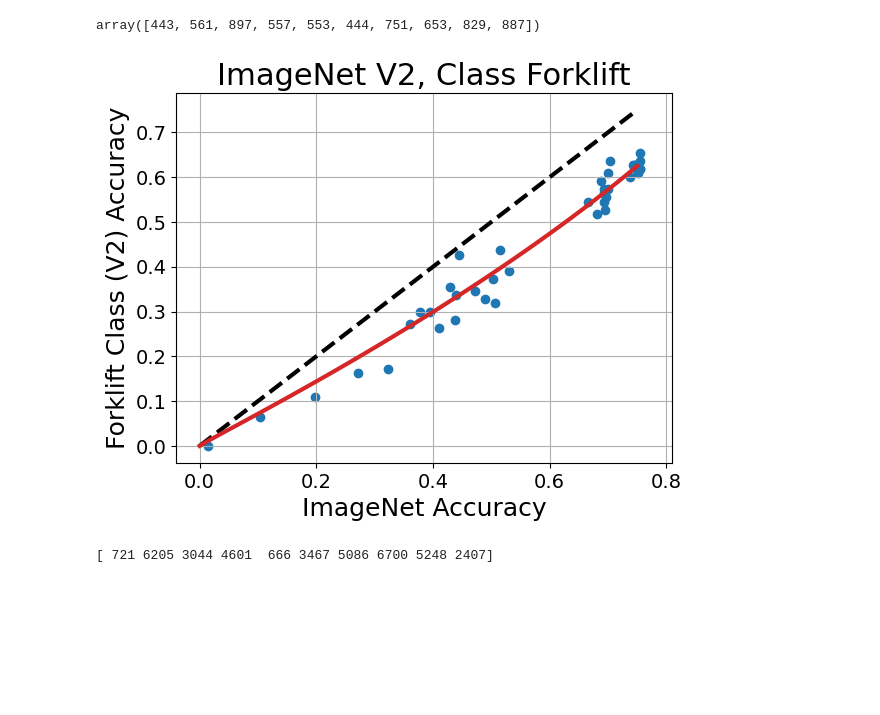
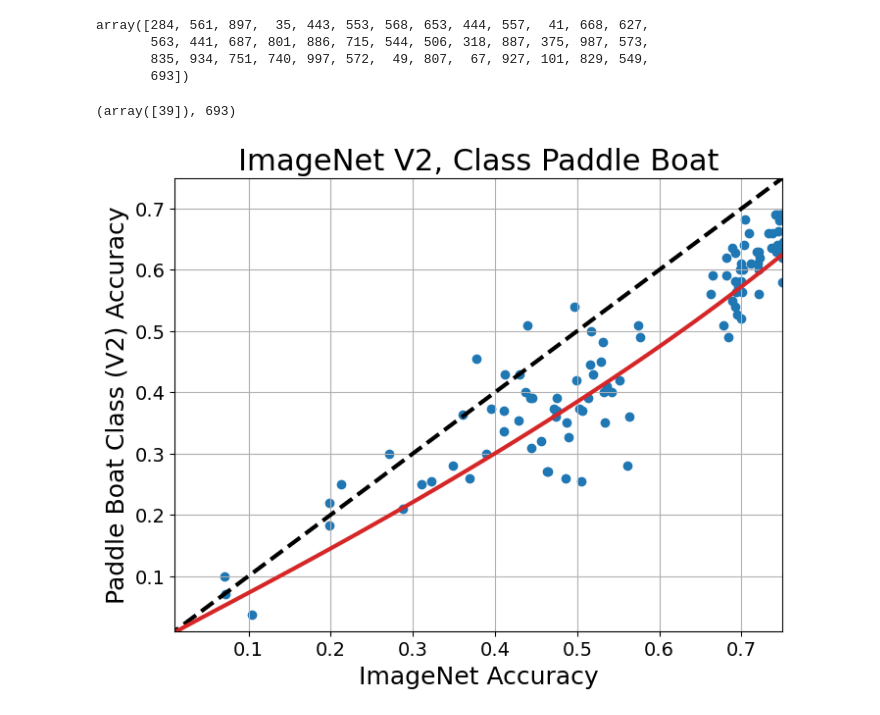
Before and after one commit to nikhil-ghosh-berkeley/dist-shift, a Jupyter notebook: paper_plots/fig1.ipynb, the cells around one changed output. Drawn from its saved outputs; the diff is of its cells as text; code cells hidden in the pictures; blank space fills up the shorter version.

```diff
--- a/paper_plots/fig1.ipynb
+++ b/paper_plots/fig1.ipynb
@@ -38,0 +33,5 @@ p = np.poly1d(np.polyfit(xx,yy, 1))
+# %%
+all_x = np.concatenate([data_v2_resnet50['x'], data_v2_densenet121['x'], data_v2_densenet169['x']])
+all_v2 = np.concatenate([data_v2_resnet50['all_acc'], data_v2_densenet121['all_acc'], data_v2_densenet169['all_acc']])
+p = np.poly1d(np.polyfit(ppf(all_x), ppf(all_v2), 1))
+p
@@ -89,40 +105,70 @@ plt.show()
 # %%
-z = np.copy(data_v2['labels'])
-x = data_v2['x']
+class_z = np.concatenate([d['labels'] for d in datas], axis=1)
+z = np.concatenate([probs_to_softacc(d['probs'], ytest) for d in datas], axis=1)
+x = all_x
 yfit = transform(x)
-np.sum(loss((z - yfit[None, :])), axis=1).argsort()[:10]
+b = np.sum(loss((class_z - yfit[None, :])), axis=1).argsort()[:40]
+b
 # %% [output]
-array([443, 561, 897, 557, 553, 444, 751, 653, 829, 887])
+array([284, 561, 897,  35, 443, 553, 568, 653, 444, 557,  41, 668, 627,
+       563, 441, 687, 801, 886, 715, 544, 506, 318, 887, 375, 987, 573,
+       835, 934, 751, 740, 997, 572,  49, 807,  67, 927, 101, 829, 549,
+       693])
+# %%
+img_z = np.concatenate([d['probs'][np.arange(10000), np.array(dataset.targets)] for d in datas], axis=-1)
+x = all_x
+yfit = transform(x)
+np.sum(loss((img_z - yfit[None, :])), axis=1).argsort()[:100]
+
+best_classes = (np.sum(loss((img_z - yfit[None, :])), axis=1).argsort()[:100]/10).astype(int)[:100]
+
+for best in best_classes:
+    ret = find_first(best, b)
+    if ret != -1:
+        break
+ret, best
+# %% [output]
+(array([39]), 693)
 # %%
 plt.style.use('default')
 SMALL_SIZE = 14
 MEDIUM_SIZE = 18
 BIGGER_SIZE = 20
 
 plt.rc('font', size=SMALL_SIZE)          # controls default text sizes
 plt.rc('axes', titlesize=SMALL_SIZE)     # fontsize of the axes title
 plt.rc('axes', labelsize=MEDIUM_SIZE)    # fontsize of the x and y labels
 plt.rc('xtick', labelsize=SMALL_SIZE)    # fontsize of the tick labels
 plt.rc('ytick', labelsize=SMALL_SIZE)    # fontsize of the tick labels
 plt.rc('legend', fontsize=SMALL_SIZE)    # legend fontsize
 plt.rc('figure', titlesize=BIGGER_SIZE)  # fontsize of the figure title
 
-i = 561
-plt.scatter(data_v2['x'], data_v2['labels'][i], color='tab:blue')
-plt.plot(np.linspace(0, 0.75, 40), np.linspace(0, 0.75, 40), '--', color='black', linewidth=3)
 
-plt.plot(np.linspace(0, 0.75, 40), y, color='tab:red', linewidth=3)
-plt.gcf().axes[0].set_title(f'ImageNet V2, Class {classes[i].capitalize()}', fontsize=22)
-plt.xlabel('ImageNet Accuracy')
-plt.ylabel(f'{classes[i].capitalize()} Class (V2) Accuracy')
+class_i = 693
+class_name = classes[class_i].capitalize()[:13]
+if class_i == 693:
+    class_name = 'Paddle Boat'
+
+fig = plt.figure(figsize=(8,6))
+ax = fig.gca()
+# plt.scatter(data_v2['x'], data_v2['labels'][i], color='tab:blue')
+ax.scatter(all_x, class_z[class_i], color='tab:blue')
+ax.plot(np.linspace(0, 0.75, 40), np.linspace(0, 0.75, 40), '--', color='black', linewidth=3)
+
+ax.plot(np.linspace(0, 0.75, 40), y, color='tab:red', linewidth=3)
+ax.set_title(f'ImageNet V2, Class {class_name}', fontsize=22)
+ax.set_xlabel('ImageNet Accuracy')
+
+ax.set_ylabel(f'{class_name} Class (V2) Accuracy')
 plt.grid(True)
 
-plt.xlim(-0.04, 0.81)
+ax.set_xlim(0.01, 0.75)
+ax.set_ylim(0.01, 0.75)
 
-plt.savefig('figures/intro_first2.pdf', dpi=100,
+plt.savefig('figures/acconline_first2.pdf', dpi=100,
         bbox_inches='tight')
 
 
 plt.show()
 # %% [output]
-[figure, old version]
+[figure, new version]
@@ -131,7 +174,0 @@ label_class_soft_max = data_v2['probs'][np.arange(10000), np.array(dataset.targe
-# %%
-z = label_class_soft_max
-x = data_v2['x']
-yfit = transform(x)
-print(np.sum(loss((z - yfit[None, :])), axis=1).argsort()[:10])
-# %% [output]
-[ 721 6205 3044 4601  666 3467 5086 6700 5248 2407]
```
Also changed, not shown: parts of 12 cells of this notebook, 6 other files.
